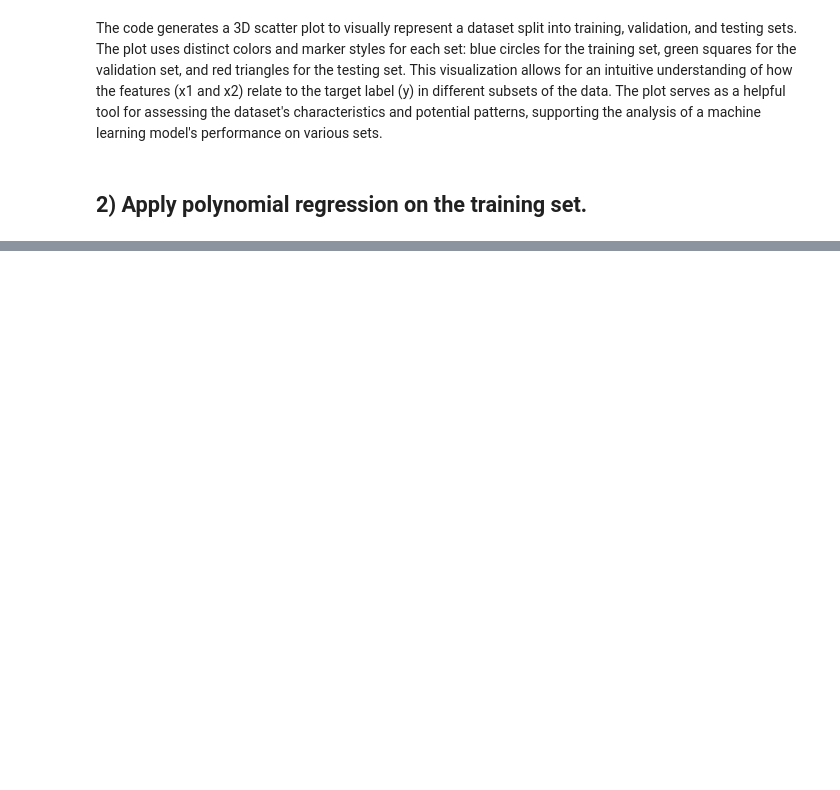
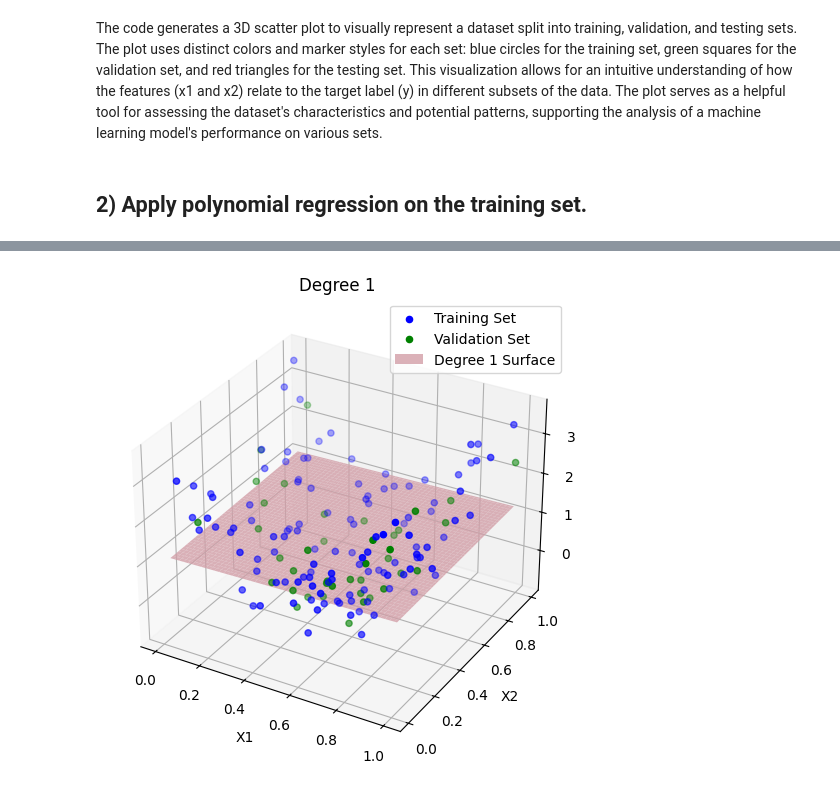
Before and after one commit to Omarmasalmah/Machine_Learning-Assignment_-2-, a Jupyter notebook: main.ipynb, the cells around one changed output, grey strips where cells are left out. Cells and saved outputs as stored; diff of their text form; code cells hidden in the pictures; blank space fills up the shorter version.

```diff
--- a/main.ipynb
+++ b/main.ipynb
@@ -148,0 +60,80 @@ The best polynomial degree is 2 based on validation error.
+# %%
+# Function to perform polynomial regression and plot the surface
+def polynomial_regression(degree, X_train, y_train, X_val, y_val):
+    # Create polynomial features
+    poly = PolynomialFeatures(degree=degree)
+    X_poly_train = poly.fit_transform(X_train)
+    X_poly_val = poly.transform(X_val)
+
+    # Fit linear regression model
+    model = LinearRegression()
+    model.fit(X_poly_train, y_train)
+
+    # Predict on training and validation sets
+    y_train_pred = model.predict(X_poly_train)
+    y_val_pred = model.predict(X_poly_val)
+
+    # Calculate mean squared error for validation set
+    val_error = mean_squared_error(y_val, y_val_pred)
+
+    return val_error, model, poly
+
+
+# Extract features and target for training set
+X_train = training_set[['x1', 'x2']]
+y_train = training_set['y']
+
+# Extract features and target for validation set
+X_val = validation_set[['x1', 'x2']]
+y_val = validation_set['y']
+
+# Plot the surfaces of the learned function alongside with the training examples
+for degree in range(1, 11):
+    # Perform polynomial regression
+    val_error, model, poly = polynomial_regression(degree, X_train, y_train, X_val, y_val)
+
+    # Plot surface
+    fig = plt.figure(figsize=(8, 6))
+    ax = fig.add_subplot(111, projection='3d')
+    ax.scatter(X_train['x1'], X_train['x2'], y_train, c='blue', marker='o', label='Training Set')
+    ax.scatter(X_val['x1'], X_val['x2'], y_val, c='green', marker='o', label='Validation Set')
+
+    x1_range = np.linspace(X_val['x1'].min(), X_val['x1'].max(), 100)
+    x2_range = np.linspace(X_val['x2'].min(), X_val['x2'].max(), 100)
+    x1_mesh, x2_mesh = np.meshgrid(x1_range, x2_range)
+    X_mesh = np.c_[x1_mesh.ravel(), x2_mesh.ravel()]
+    X_poly_mesh = poly.transform(X_mesh)
+    y_mesh = model.predict(X_poly_mesh)
+    y_mesh = y_mesh.reshape(x1_mesh.shape)
+
+    ax.plot_surface(x1_mesh, x2_mesh, y_mesh, color='pink', alpha=0.8, label=f'Degree {degree} Surface')
+
+    ax.set_title(f'Degree {degree}')
+    ax.set_xlabel('X1')
+    ax.set_ylabel('X2')
+    ax.set_zlabel('Y')
+    ax.legend()
+
+    # Display the plot for the current degree
+    plt.show()
+
+# Plot the validation error vs polynomial degree curve
+plt.figure(figsize=(10, 6),  facecolor='lightgrey')
+degrees = range(1, 11)
+validation_errors = [polynomial_regression(degree, X_train, y_train, X_val, y_val)[0] for degree in degrees]
+plt.plot(degrees, validation_errors, marker='o')
+plt.title('Validation Error vs Polynomial Degree')
+plt.xlabel('Polynomial Degree')
+plt.ylabel('Validation Error')
+plt.grid(True)
+
+# Find the degree with the minimum validation error
+best_degree = degrees[np.argmin(validation_errors)]
+best_val_error = np.min(validation_errors)
+
+plt.show()
+
+print(f"Best Polynomial Degree: {best_degree}")
+print(f"Corresponding Validation Error: {best_val_error}")
+# %% [output]
+[figure, added]
```
Also changed, not shown: parts of 9 cells of this notebook, 3 other files.
